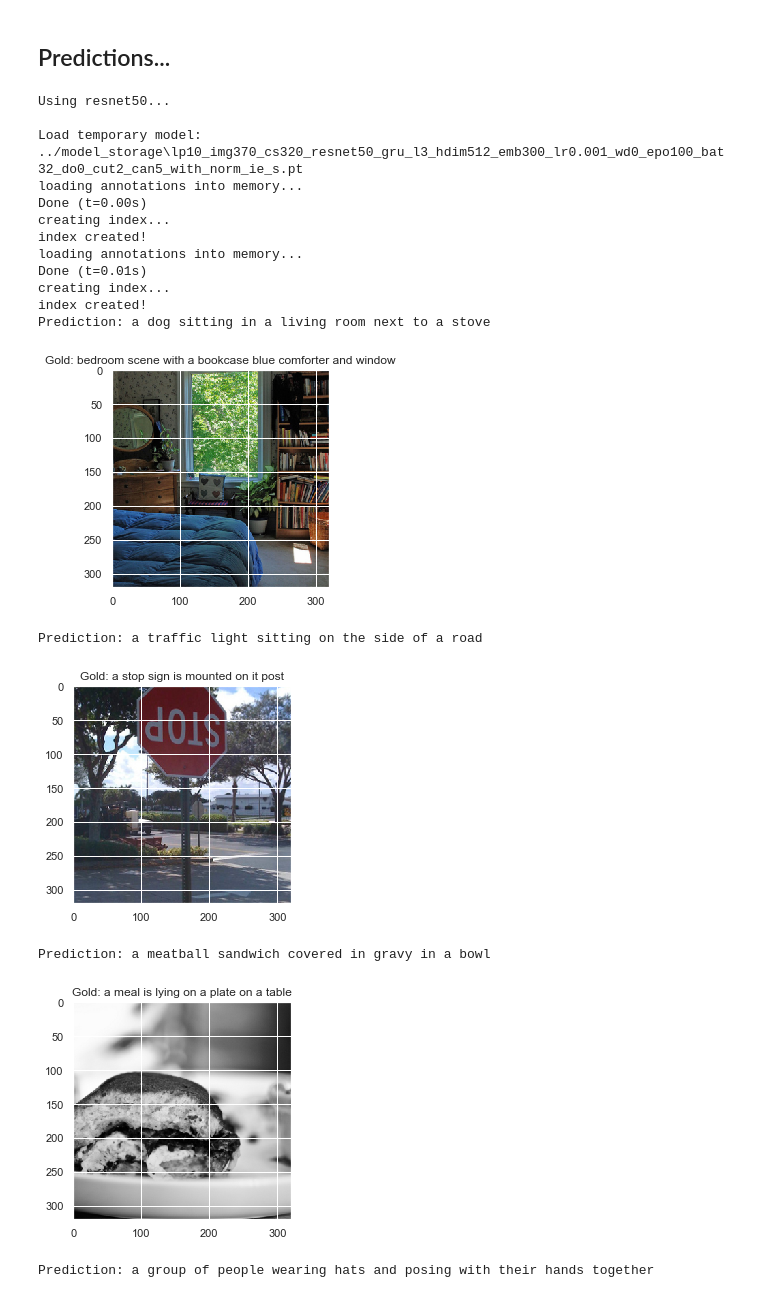
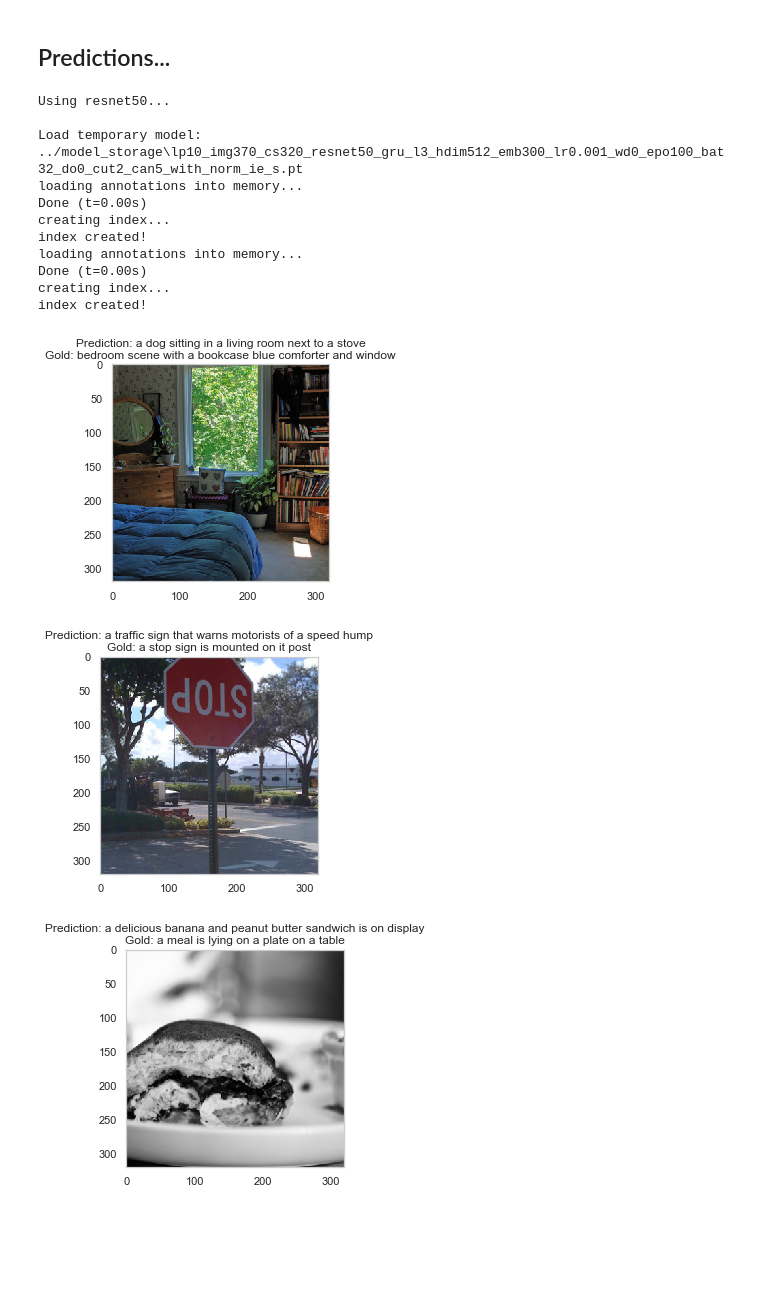
Before and after one commit to rafiberlin/s2020_image_caption_deep_nl, a Jupyter notebook: src/run_model_evaluation.ipynb, the cells around one changed output. Drawn from its saved outputs; the diff is of its cells as text; code cells hidden in the pictures; blank space fills up the shorter version.

Commit message:
Adding some visualization

```diff
--- a/src/run_model_evaluation.ipynb
+++ b/src/run_model_evaluation.ipynb
@@ -18,6 +18,15 @@ import argparse
 from torch.utils.tensorboard import SummaryWriter
 from pathlib import Path
 import json
+from torchvision import transforms
+import torchvision.datasets as dset
+import matplotlib.pyplot as plt
+import pandas as pd
+import seaborn as sns
+import numpy as np
+import matplotlib.pyplot as plt
+%matplotlib inline
+sns.set()
 
 
 hparams = {
@@ -42,7 +51,7 @@ hparams = {
    "sgd_momentum": None,#
    "break_training_loop_percentage": 10,
    "drop_out_prob" : 0,# only when "rnn_layers" > 1, otherwise set to 0
-   "sampling_method": "beam_search_early",# either "beam_search", "sample_search" or "" for a greedy search
+   "sampling_method": "beam_search_early_stop",# either "beam_search", "sample_search" or "" for a greedy search
    "beam_width": 3,
    "training_report_frequency" : 5,
    "last_saved_model" : None,
@@ -283,8 +256,8 @@ CUDA GPU is available Number of machines: 1
 # %% [markdown]
 ## Predictions...
 # %%
-%matplotlib inline
-
+#Just to switch off the grid effect in seaborn plotting
+sns.set_style("whitegrid", {'axes.grid' : False})
 
 network = model.RNNModel(hidden_dim, pretrained_embeddings=embedding,
                              cnn_model=cnn_model, rnn_layers=rnn_layers,
@@ -315,41 +288,37 @@ transform = transforms.Compose([transforms.Resize(hparams["image_size"]),
 coco_val = dset.CocoDetection(root=image_dir,
                                     annFile=caption_file_path,
                                     transform=transform
                                     )
 #val_loader = torch.utils.data.DataLoader(coco_val, batch_size=hparams["batch_size"])
 
 iter_val= iter(coco_val)
 iter_val_t= iter(coco_val_t)
 
 
 
 for idx in range(num_image_to_show):
     original_img, _ = next(iter_val)
     transformed_img, annotations = next(iter(iter_val_t))
     starting_token = vectorizer.create_starting_sequence().unsqueeze(dim=0).unsqueeze(dim=0).to(device)
     model_input = (transformed_img.unsqueeze(dim=0).to(device),starting_token)
-    predicted_label = network.predict_greedy(model_input)
+    predicted_label = network.predict_beam_early_stop(model_input)
     prediction = vectorizer.decode(predicted_label[0][0])
-    print("Prediction:", prediction)
+    print()
     plt.imshow(original_img.permute(1,2,0))
-    plt.title("Gold: "+annotations[0]["caption"])
+    plt.title("Prediction: "+ prediction+"\n"+"Gold: "+annotations[0]["caption"])
     plt.show()
 # %% [output]
 Using resnet50...
 
 Load temporary model:  ../model_storage\lp10_img370_cs320_resnet50_gru_l3_hdim512_emb300_lr0.001_wd0_epo100_bat32_do0_cut2_can5_with_norm_ie_s.pt
 loading annotations into memory...
 Done (t=0.00s)
 creating index...
 index created!
 loading annotations into memory...
-Done (t=0.01s)
+Done (t=0.00s)
 creating index...
 index created!
-Prediction: a dog sitting in a living room next to a stove
-[figure, old version]
+[figure, new version]
-Prediction: a traffic light sitting on the side of a road
-[figure, old version]
+[figure, new version]
-Prediction: a meatball sandwich covered in gravy in a bowl
-[figure, old version]
+[figure, new version]
-Prediction: a group of people wearing hats and posing with their hands together
```
Also changed, not shown: parts of 9 cells of this notebook.
